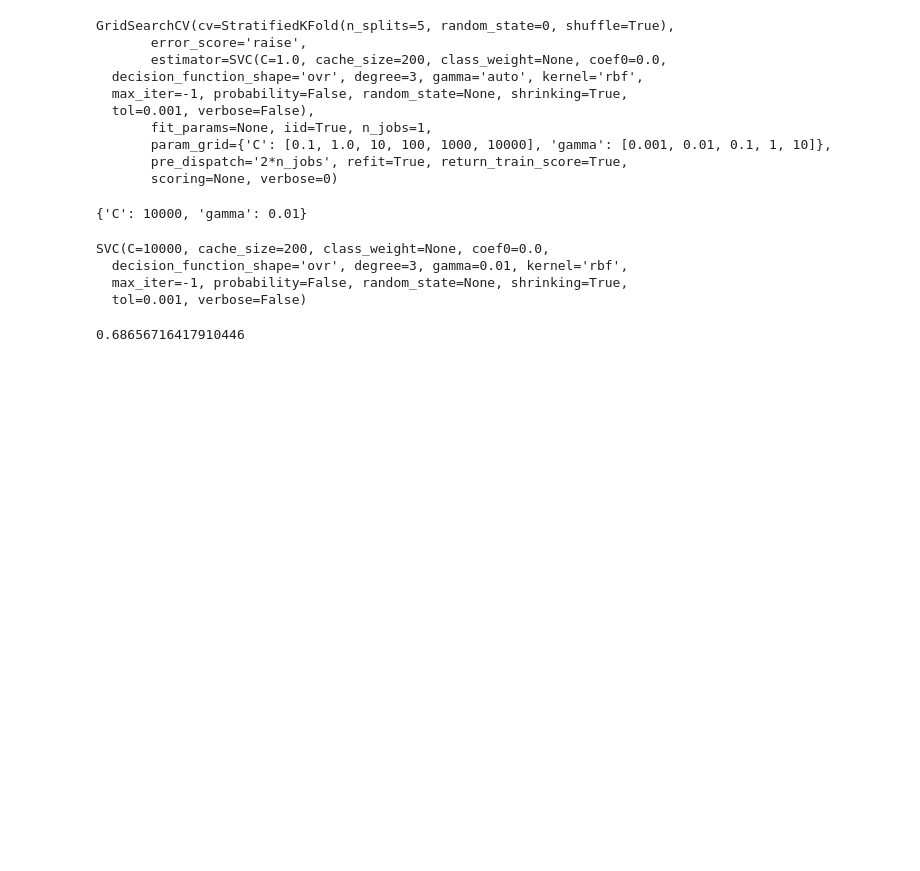
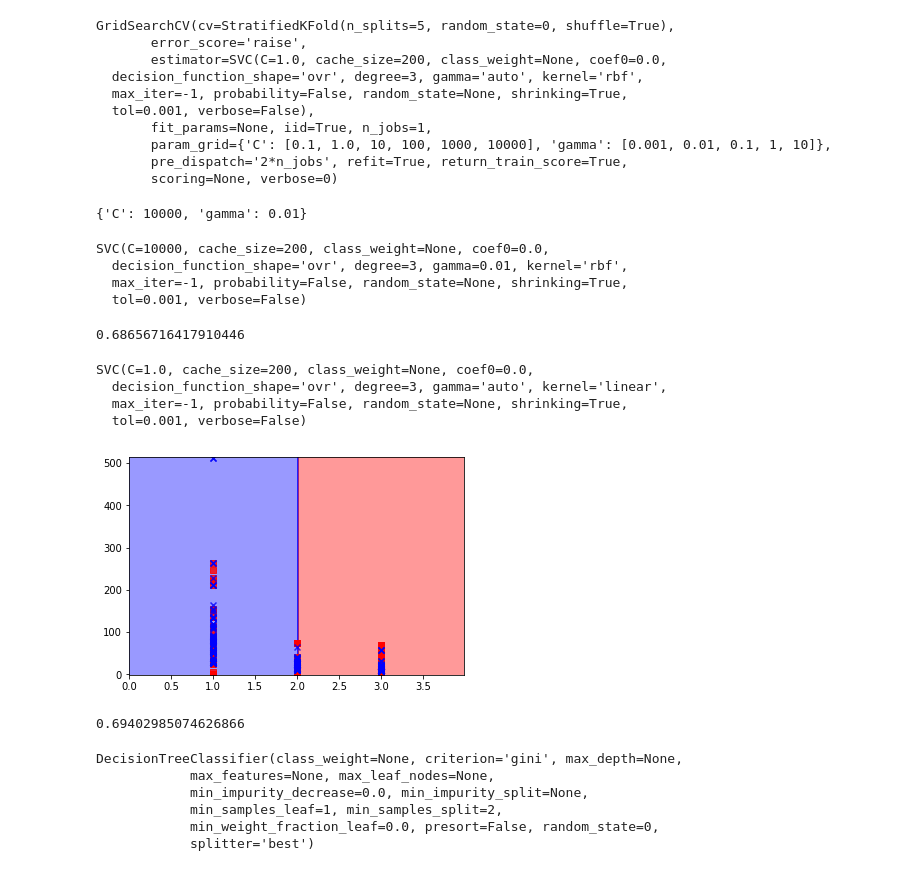
Before and after one commit to kentaromatsuura/haitsclass-tasks, a Jupyter notebook: 分類課題_kentaromatsuura.ipynb, the cells around one changed output. Saved outputs shown, nothing was run; the diff lists cells and outputs as text; code cells hidden in the pictures; blank space fills up the shorter version.

```diff
--- a/分類課題_kentaromatsuura.ipynb
+++ b/分類課題_kentaromatsuura.ipynb
@@ -219,3 +218,36 @@ rbf_svm.score(X_1_test, y_1_test)
 #チューニングしてみたが、大きく変化はなし
 # %% [output]
 0.68656716417910446
+# %%
+c_1=e.loc[:,"Pclass"]
+z_1=c_1.values
+from sklearn.model_selection import train_test_split
+z_1_train, z_1_test, y_1_train, y_1_test = train_test_split(X_1, y_1, test_size=0.3, random_state=0)
+# %%
+from sklearn.svm import SVC
+svc = SVC(kernel='linear')
+svc.fit(z_1_train, y_1_train)
+# %% [output]
+SVC(C=1.0, cache_size=200, class_weight=None, coef0=0.0,
+  decision_function_shape='ovr', degree=3, gamma='auto', kernel='linear',
+  max_iter=-1, probability=False, random_state=None, shrinking=True,
+  tol=0.001, verbose=False)
+# %%
+plot_decision_regions(z_1_train, y_1_train, svc)
+# %% [output]
+[figure, added]
+# %%
+svc.score(X_1_test, y_1_test)
+# %% [output]
+0.69402985074626866
+# %%
+from sklearn.tree import DecisionTreeClassifier
+tree_1 = DecisionTreeClassifier(random_state=0)
+tree_1.fit(X_1_train, y_1_train)
+# %% [output]
+DecisionTreeClassifier(class_weight=None, criterion='gini', max_depth=None,
+            max_features=None, max_leaf_nodes=None,
+            min_impurity_decrease=0.0, min_impurity_split=None,
+            min_samples_leaf=1, min_samples_split=2,
+            min_weight_fraction_leaf=0.0, presort=False, random_state=0,
+            splitter='best')
```
Also changed, not shown: parts of 45 cells of this notebook.
